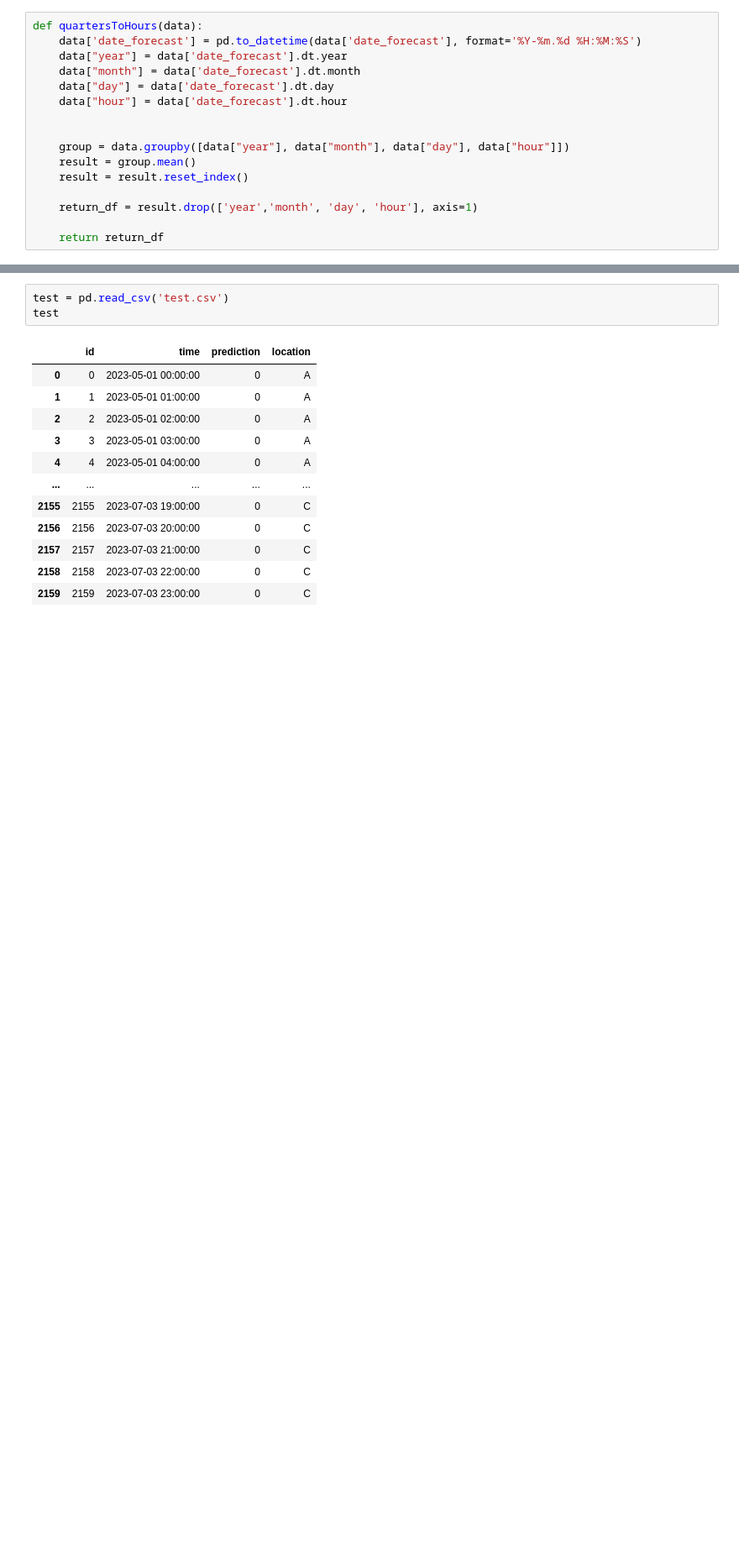
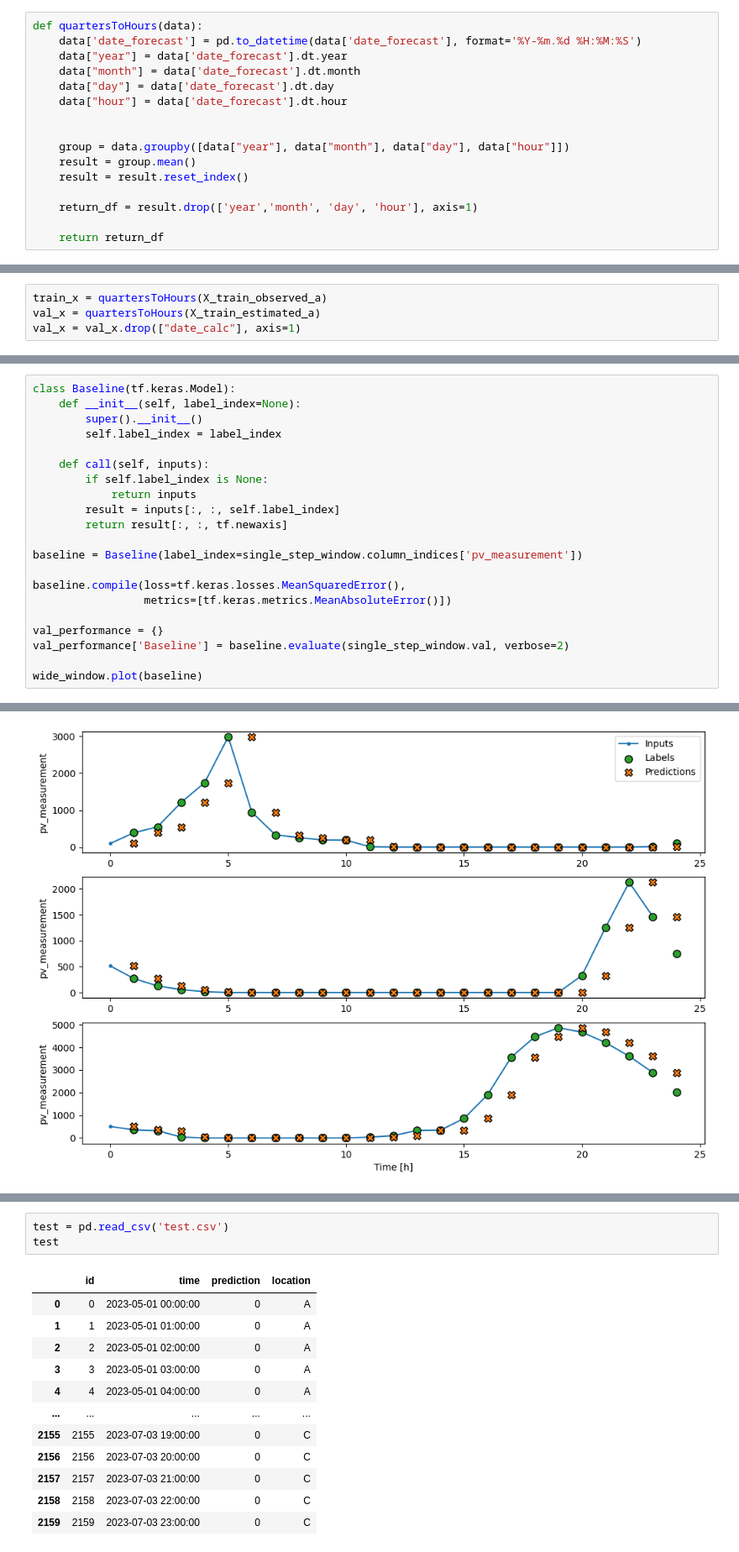
Before and after one commit to MartinSkatvedt/TDT4173-Machine-Learning, a Jupyter notebook: read_files.ipynb, the cells around one changed output, grey strips where cells are left out. Shown at 84% size. Drawn from its saved outputs; the diff is of its cells as text; blank space fills up the shorter version.

Commit message:
added models

```diff
--- a/read_files.ipynb
+++ b/read_files.ipynb
@@ -153,0 +57,4 @@ class WindowGenerator():
+# %%
+train_x = quartersToHours(X_train_observed_a)
+val_x = quartersToHours(X_train_estimated_a)
+val_x = val_x.drop(["date_calc"], axis=1)
@@ -153,0 +301,22 @@ class WindowGenerator():
+# %%
+class Baseline(tf.keras.Model):
+    def __init__(self, label_index=None):
+        super().__init__()
+        self.label_index = label_index
+
+    def call(self, inputs):
+        if self.label_index is None:
+            return inputs
+        result = inputs[:, :, self.label_index]
+        return result[:, :, tf.newaxis]
+
+baseline = Baseline(label_index=single_step_window.column_indices['pv_measurement'])
+
+baseline.compile(loss=tf.keras.losses.MeanSquaredError(),
+                 metrics=[tf.keras.metrics.MeanAbsoluteError()])
+
+val_performance = {}
+val_performance['Baseline'] = baseline.evaluate(single_step_window.val, verbose=2)
+
+wide_window.plot(baseline)
+# %% [output]
@@ -153,0 +324 @@ class WindowGenerator():
+[figure, added]
```
Also changed, not shown: parts of 23 cells of this notebook.
